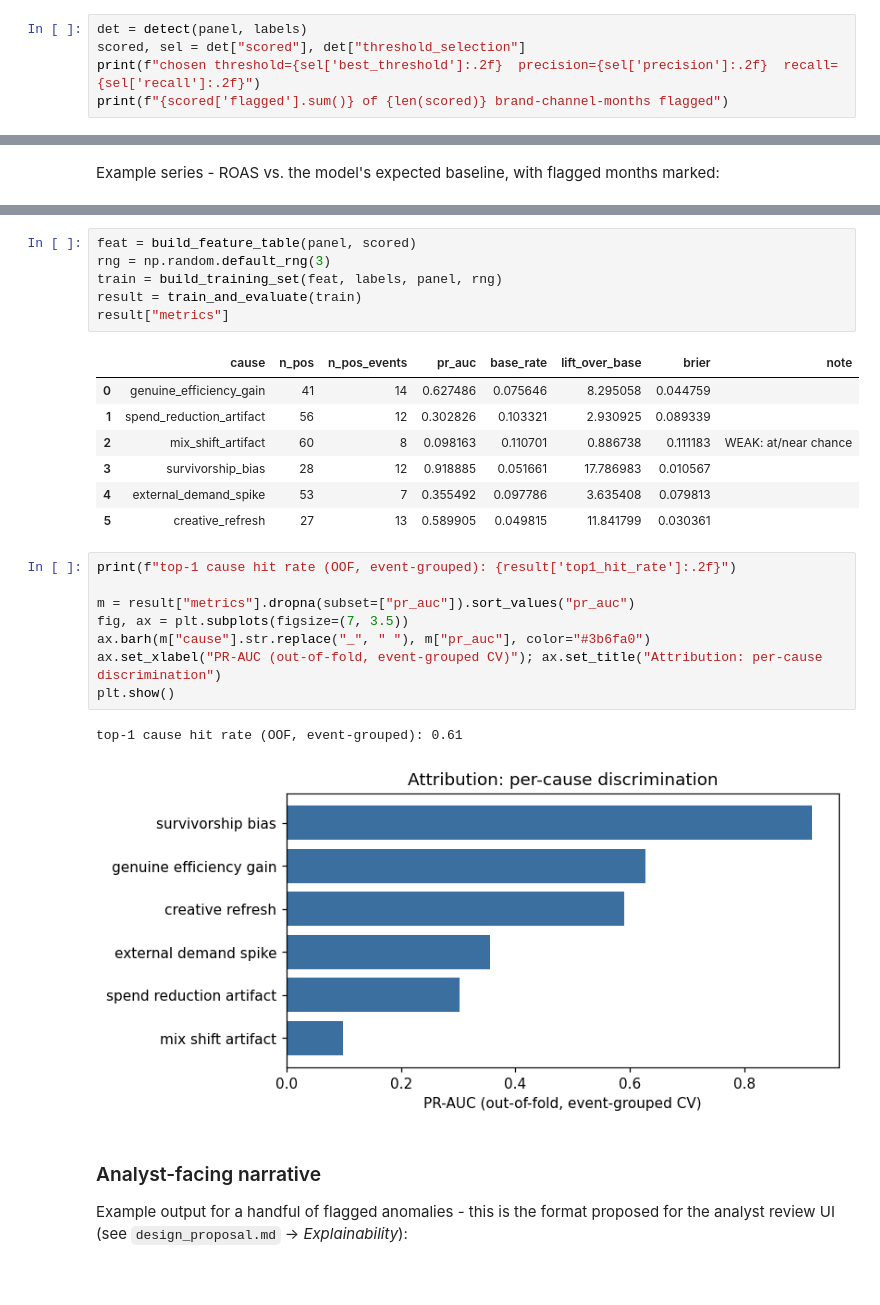
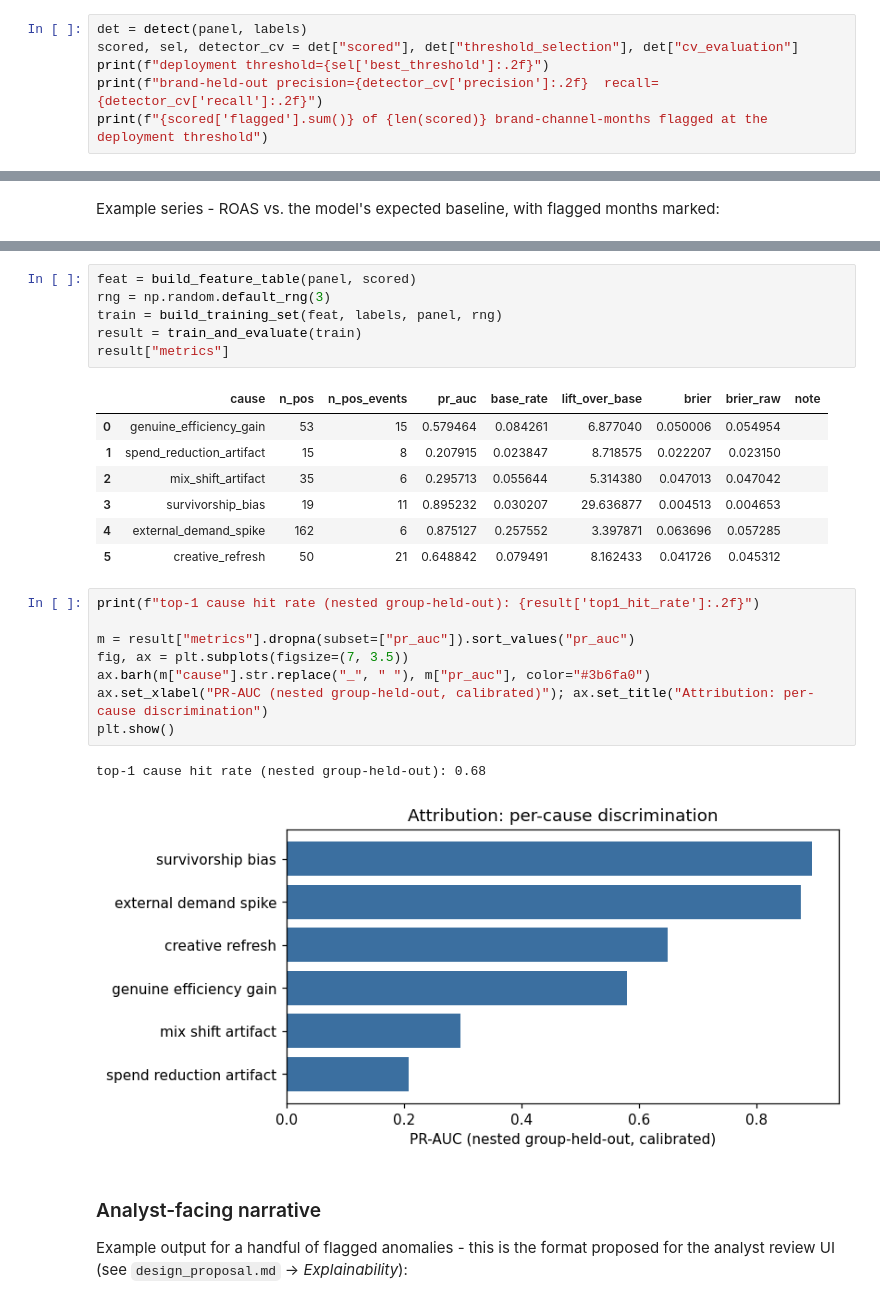
Before and after one commit to iamgagan/ds-exercise, a Jupyter notebook: notebook.ipynb, the cells around one changed output, grey strips where cells are left out. Saved outputs shown, nothing was run; the diff lists cells and outputs as text.

Commit message:
Fix spike attribution evaluation and narratives

```diff
--- a/notebook.ipynb
+++ b/notebook.ipynb
@@ -77,7 +77,8 @@ turned into robust (MAD-based) z-scores; `sudden_z` catches 1-month step changes
 catches slow 3-month ramps.
 # %%
 det = detect(panel, labels)
-scored, sel = det["scored"], det["threshold_selection"]
-print(f"chosen threshold={sel['best_threshold']:.2f}  precision={sel['precision']:.2f}  recall={sel['recall']:.2f}")
-print(f"{scored['flagged'].sum()} of {len(scored)} brand-channel-months flagged")
+scored, sel, detector_cv = det["scored"], det["threshold_selection"], det["cv_evaluation"]
+print(f"deployment threshold={sel['best_threshold']:.2f}")
+print(f"brand-held-out precision={detector_cv['precision']:.2f}  recall={detector_cv['recall']:.2f}")
+print(f"{scored['flagged'].sum()} of {len(scored)} brand-channel-months flagged at the deployment threshold")
 # %% [output]
@@ -131,24 +134,24 @@ train = build_training_set(feat, labels, panel, rng)
 result = train_and_evaluate(train)
 result["metrics"]
 # %% [output]
-|  | cause | n_pos | n_pos_events | pr_auc | base_rate | lift_over_base | brier | note |
-| 0 | genuine_efficiency_gain | 41 | 14 | 0.627486 | 0.075646 | 8.295058 | 0.044759 |  |
-| 1 | spend_reduction_artifact | 56 | 12 | 0.302826 | 0.103321 | 2.930925 | 0.089339 |  |
-| 2 | mix_shift_artifact | 60 | 8 | 0.098163 | 0.110701 | 0.886738 | 0.111183 | WEAK: at/near chance |
-| 3 | survivorship_bias | 28 | 12 | 0.918885 | 0.051661 | 17.786983 | 0.010567 |  |
-| 4 | external_demand_spike | 53 | 7 | 0.355492 | 0.097786 | 3.635408 | 0.079813 |  |
-| 5 | creative_refresh | 27 | 13 | 0.589905 | 0.049815 | 11.841799 | 0.030361 |  |
+|  | cause | n_pos | n_pos_events | pr_auc | base_rate | lift_over_base | brier | brier_raw | note |
+| 0 | genuine_efficiency_gain | 53 | 15 | 0.579464 | 0.084261 | 6.877040 | 0.050006 | 0.054954 |  |
+| 1 | spend_reduction_artifact | 15 | 8 | 0.207915 | 0.023847 | 8.718575 | 0.022207 | 0.023150 |  |
+| 2 | mix_shift_artifact | 35 | 6 | 0.295713 | 0.055644 | 5.314380 | 0.047013 | 0.047042 |  |
+| 3 | survivorship_bias | 19 | 11 | 0.895232 | 0.030207 | 29.636877 | 0.004513 | 0.004653 |  |
+| 4 | external_demand_spike | 162 | 6 | 0.875127 | 0.257552 | 3.397871 | 0.063696 | 0.057285 |  |
+| 5 | creative_refresh | 50 | 21 | 0.648842 | 0.079491 | 8.162433 | 0.041726 | 0.045312 |  |
 # %%
-print(f"top-1 cause hit rate (OOF, event-grouped): {result['top1_hit_rate']:.2f}")
+print(f"top-1 cause hit rate (nested group-held-out): {result['top1_hit_rate']:.2f}")
 
 m = result["metrics"].dropna(subset=["pr_auc"]).sort_values("pr_auc")
 fig, ax = plt.subplots(figsize=(7, 3.5))
 ax.barh(m["cause"].str.replace("_", " "), m["pr_auc"], color="#3b6fa0")
-ax.set_xlabel("PR-AUC (out-of-fold, event-grouped CV)"); ax.set_title("Attribution: per-cause discrimination")
+ax.set_xlabel("PR-AUC (nested group-held-out, calibrated)"); ax.set_title("Attribution: per-cause discrimination")
 plt.show()
 # %% [output]
-top-1 cause hit rate (OOF, event-grouped): 0.61
+top-1 cause hit rate (nested group-held-out): 0.68
-[figure, old version]
+[figure, new version]
 # %% [markdown]
 ### Analyst-facing narrative
 
```
Also changed, not shown: parts of 8 cells of this notebook, 22 other files.
